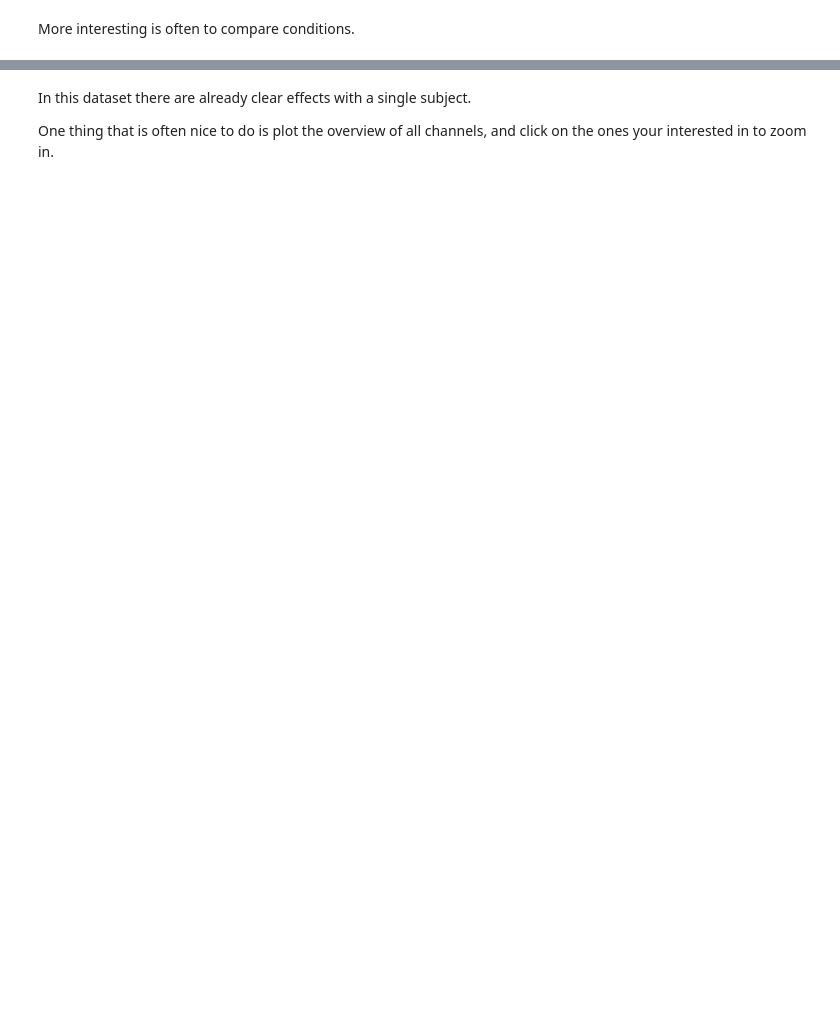
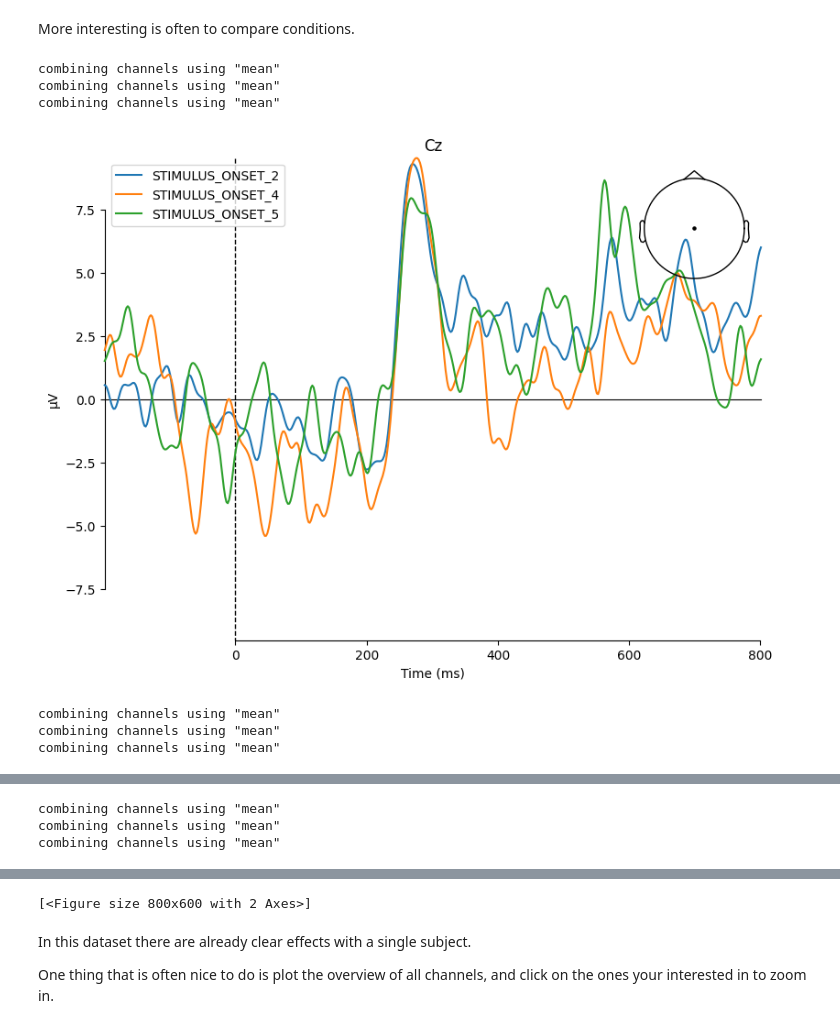
Before and after one commit to gavcarp/mccs-eeg-analysis, a Jupyter notebook: EEG_analysis.ipynb, the cells around one changed output, grey strips where cells are left out. Saved outputs shown, nothing was run; the diff lists cells and outputs as text; code cells hidden in the pictures; blank space fills up the shorter version.

```diff
--- a/EEG_analysis.ipynb
+++ b/EEG_analysis.ipynb
@@ -545,7 +808,18 @@ More interesting is often to compare conditions.
 # %%
 #compare conditions
 #parietal Cz
 mne.viz.plot_compare_evokeds(evks,picks=['Cz'], time_unit='ms',combine='mean', show_sensors=True)
 
 #averaging across to frontal channels
-mne.viz.plot_compare_evokeds(evks,picks=['Fz','F3'], time_unit='ms',combine='mean', show_sensors=True)
+mne.viz.plot_compare_evokeds(evks,picks=['Fz', 'F3', 'F4'], time_unit='ms',combine='mean', show_sensors=True)
+
+# all channels
+mne.viz.plot_compare_evokeds(evks,picks='data', time_unit='ms',combine='mean', show_sensors=True)
+# %% [output]
+combining channels using "mean"
+combining channels using "mean"
+combining channels using "mean"
+[figure, added]
+combining channels using "mean"
+combining channels using "mean"
+combining channels using "mean"
@@ -551,0 +827,3 @@ mne.viz.plot_compare_evokeds(evks,picks=['Fz','F3'], time_unit='ms',combine='mea
+combining channels using "mean"
+combining channels using "mean"
+combining channels using "mean"
@@ -552,3 +831,4 @@ mne.viz.plot_compare_evokeds(evks,picks=['Fz','F3'], time_unit='ms',combine='mea
+[<Figure size 800x600 with 2 Axes>]
 # %% [markdown]
 In this dataset there are already clear effects with a single subject.
 
```
Also changed, not shown: parts of 26 cells of this notebook.
